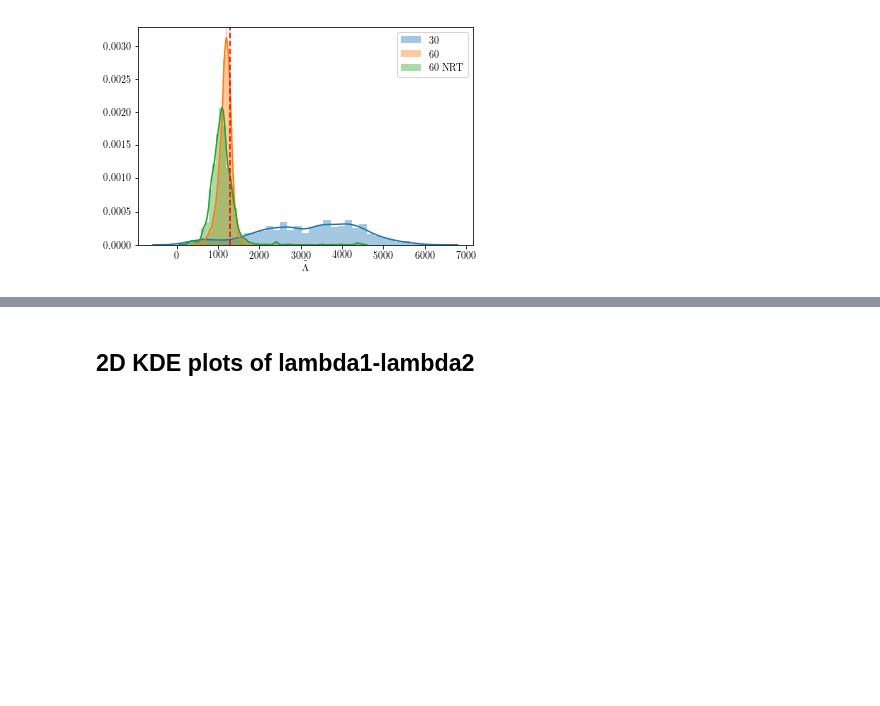
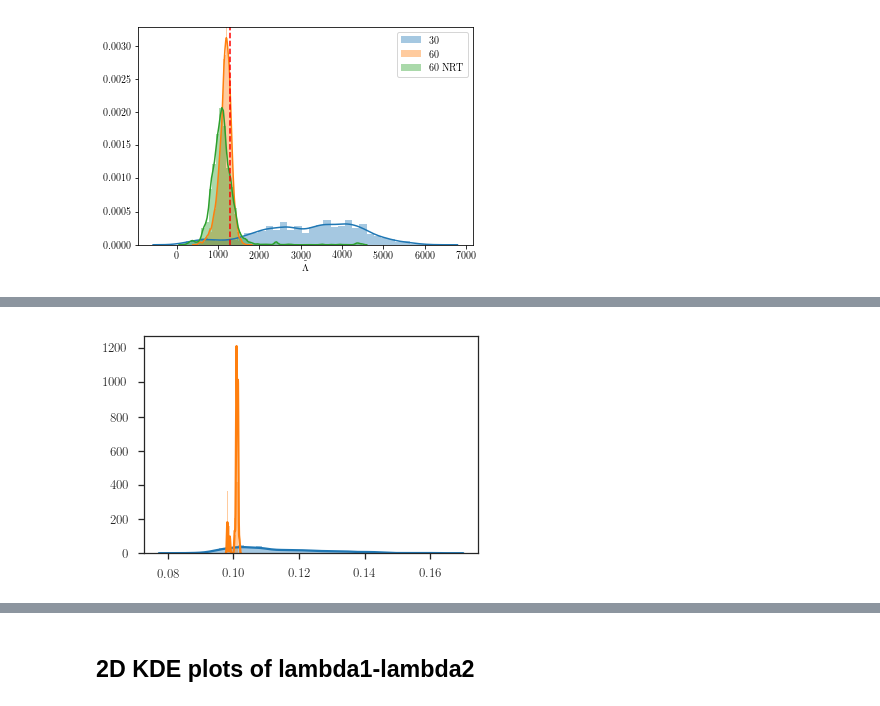
Before and after one commit to benjaminlackey/gpsurrogate, a Jupyter notebook: paper/PE-analysis/PE_analysis.ipynb, the cells around one changed output, grey strips where cells are left out. Drawn from its saved outputs; the diff is of its cells as text; code cells hidden in the pictures; blank space fills up the shorter version.

```diff
--- a/paper/PE-analysis/PE_analysis.ipynb
+++ b/paper/PE-analysis/PE_analysis.ipynb
@@ -153,0 +178,5 @@ plt.legend();
+# %%
+sns.distplot(pos30['chi_eff'])
+sns.distplot(pos30['chi_eff'][idx]);
+# %% [output]
+[figure, added]
```
Also changed, not shown: parts of 9 cells of this notebook.
